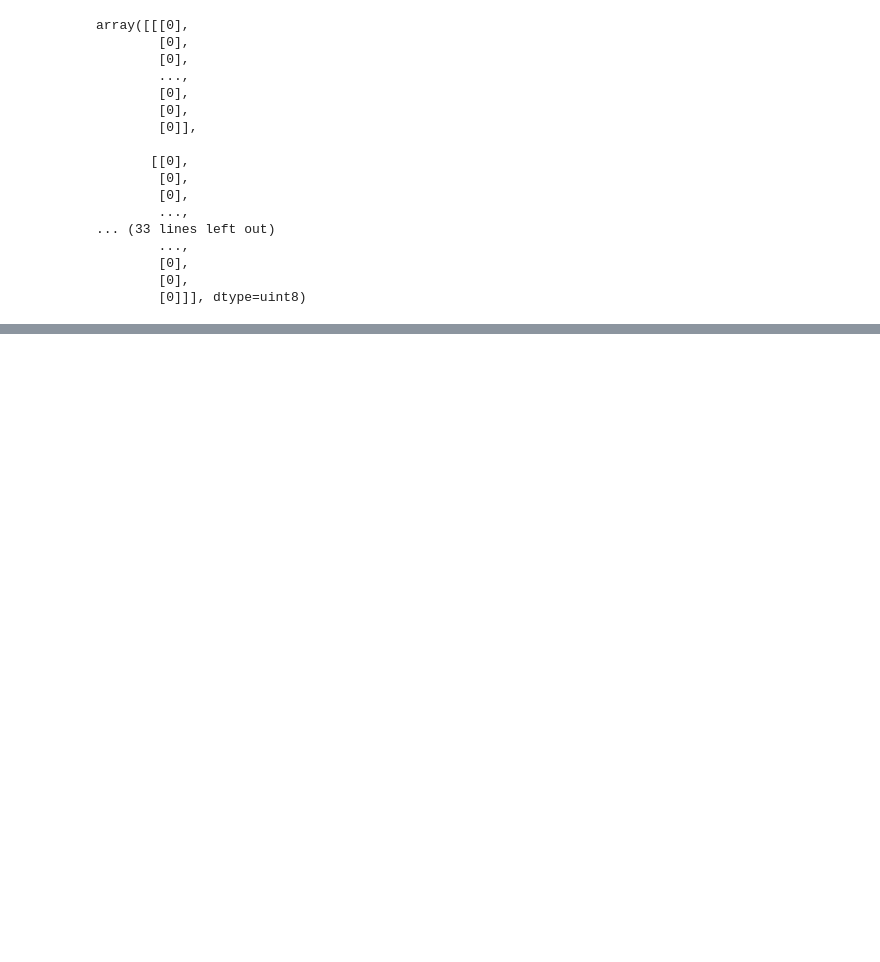
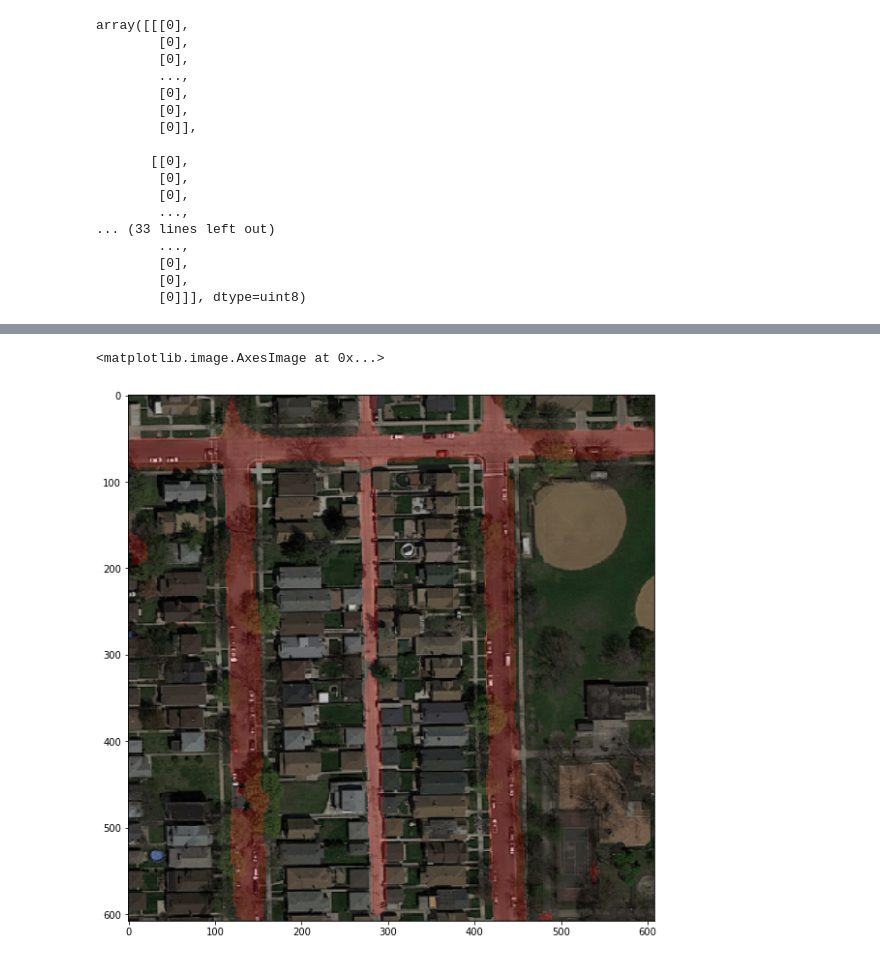
Before and after one commit to hellgheast/ML-Project2, a Jupyter notebook: Untitled.ipynb, the cells around one changed output, grey strips where cells are left out. Cells and saved outputs as stored; diff of their text form; code cells hidden in the pictures; blank space fills up the shorter version.

```diff
--- a/Untitled.ipynb
+++ b/Untitled.ipynb
@@ -321,0 +381,4 @@ plt.show()
+# %%
+preds_test_t_s = preds_test_t_s.reshape((50, 608, 608))
+for i in range(50):
+    imsave("results/test_" + str(i + 1) + ".png", preds_test_t_s[i] * 255)
@@ -321,0 +494,19 @@ plt.show()
+# %%
+def make_img_overlay(img, predicted_img):
+    w = img.shape[0]
+    h = img.shape[1]
+    color_mask = np.zeros((w, h, 3), dtype=np.uint8)
+    color_mask[:,:,0] = predicted_img*255
+
+    img8 = img_float_to_uint8(img)
+    background = Image.fromarray(img8, 'RGB').convert("RGBA")
+    overlay = Image.fromarray(color_mask, 'RGB').convert("RGBA")
+    new_img = Image.blend(background, overlay, 0.2)
+    return new_img
+# %%
+ix = random.randint(0, len(preds_test_t_s))
+plt.figure(figsize=(10, 10))
+plt.imshow(make_img_overlay(X_test_s[ix], preds_test_t_s[ix]))
+# %% [output]
+<matplotlib.image.AxesImage at 0x...>
+[figure, added]
```
Also changed, not shown: parts of 18 cells of this notebook, 1 other file.
